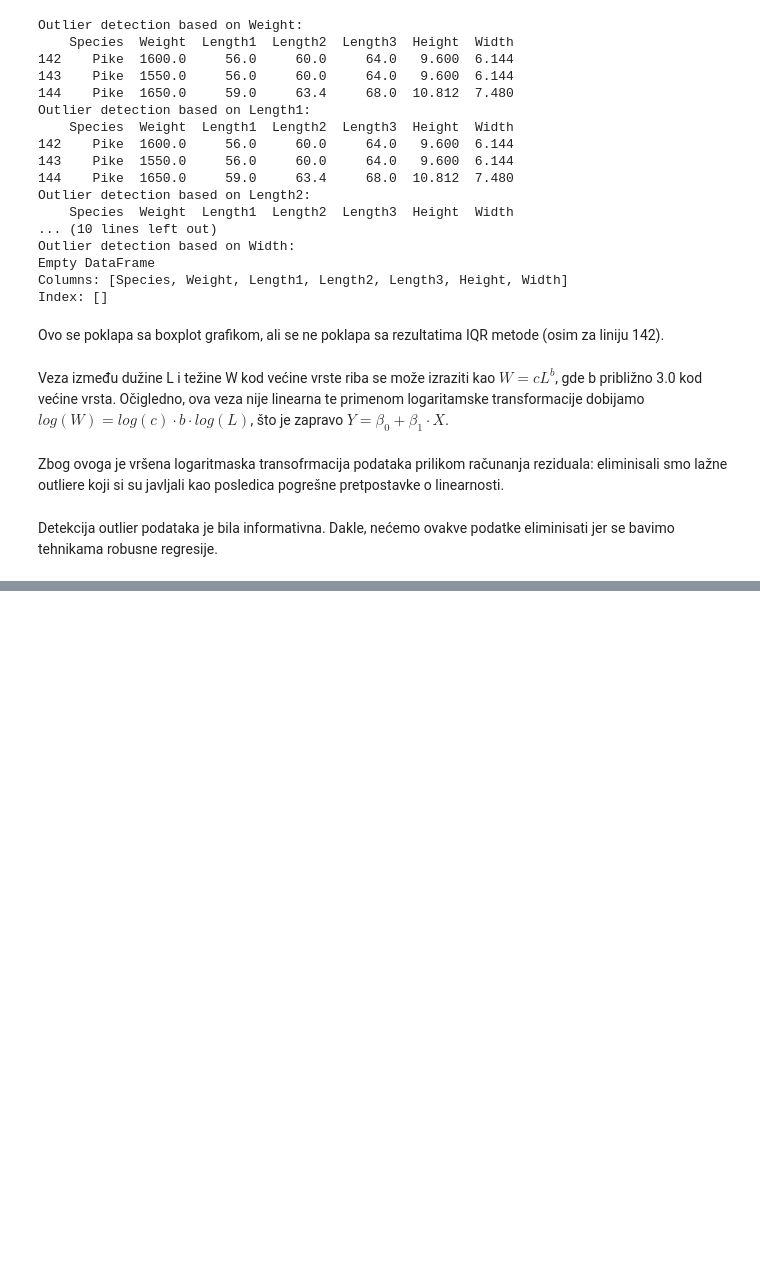
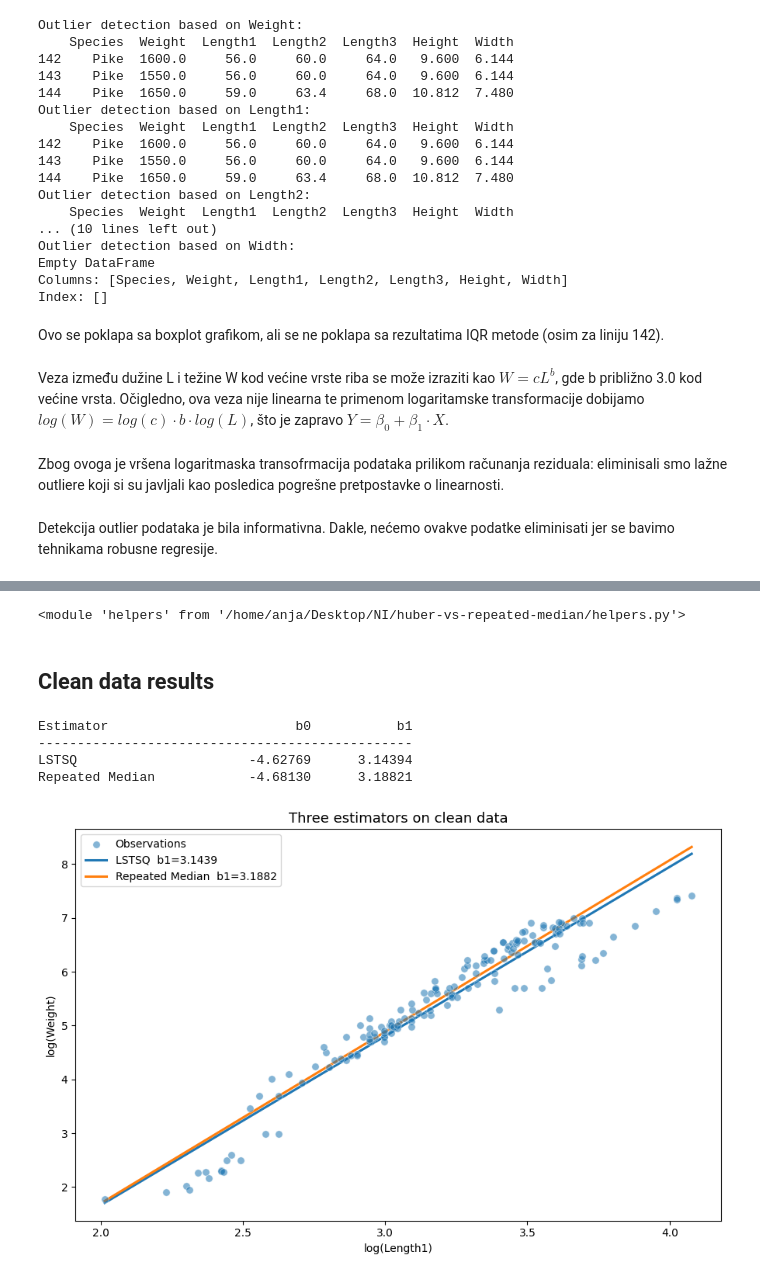
Before and after one commit to AnjaCvetkovic25/huber-vs-repeated-median, a Jupyter notebook: main.ipynb, the cells around one changed output, grey strips where cells are left out. Cells and saved outputs as stored; diff of their text form; code cells hidden in the pictures; blank space fills up the shorter version.

```diff
--- a/main.ipynb
+++ b/main.ipynb
@@ -210,0 +239,39 @@ Detekcija outlier podataka je bila informativna. Dakle, nećemo ovakve podatke e
+# %%
+import importlib
+import helpers as est
+
+importlib.reload(est)
+# %% [output]
+<module 'helpers' from '/home/anja/Desktop/NI/huber-vs-repeated-median/helpers.py'>
+# %% [markdown]
+## Clean data results
+# %%
+res_lstsq = est.lstsq(x, y)
+res_rep_med = est.repeated_median(x, y)
+print(f"{'Estimator':<22} {'b0':>12} {'b1':>12}")
+print("-" * 48)
+for r in [res_lstsq, res_rep_med]:
+    print(f"{r['label']:<22} {r['b0']:>12.5f} {r['b1']:>12.5f}")
+# %% [output]
+Estimator                        b0           b1
+------------------------------------------------
+LSTSQ                      -4.62769      3.14394
+Repeated Median            -4.68130      3.18821
+# %%
+xgrid = np.linspace(x.min(), x.max(), 300)
+fig, ax = plt.subplots(figsize=(9, 6))
+
+ax.scatter(x, y, alpha=0.55, s=45,
+           edgecolors='w', linewidths=0.5, label='Observations', zorder=3)
+
+for res in [res_lstsq, res_rep_med]:
+    ax.plot(xgrid, res['b0'] + res['b1'] * xgrid,
+            lw=2.2, label=f"{res['label']}  b1={res['b1']:.4f}")
+
+ax.set_xlabel(f'log({x_col})'); ax.set_ylabel(f'log({y_col})')
+ax.set_title('Three estimators on clean data', fontsize=13)
+ax.legend()
+plt.tight_layout()
+plt.show()
+# %% [output]
+[figure, added]
```
Also changed, not shown: parts of 6 cells of this notebook, 2 other files.
